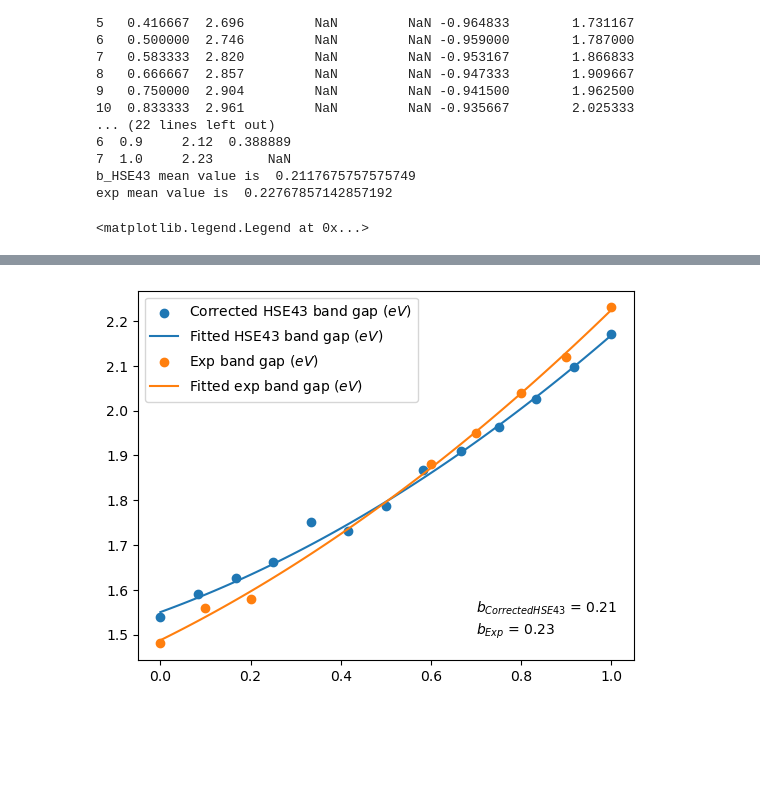
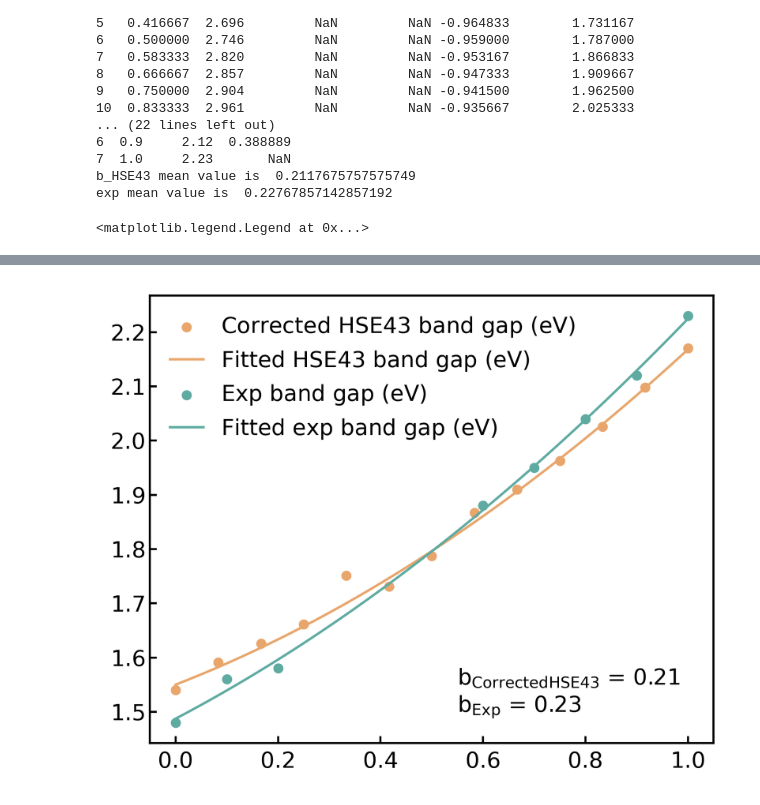
Before and after one commit to SAMAece/Jupyterlab, a Jupyter notebook: Used/bandgap/bandgap_mix.ipynb, the cells around one changed output, grey strips where cells are left out. Saved outputs shown, nothing was run; the diff lists cells and outputs as text; code cells hidden in the pictures; blank space fills up the shorter version.

Commit message:
update plot style

```diff
--- a/Used/bandgap/bandgap_mix.ipynb
+++ b/Used/bandgap/bandgap_mix.ipynb
@@ -76,12 +76,14 @@ df is            x  HSE43  prim_HSE43  prim_SOC43   SOC_HSE  HSE43corrected
 b_HSE43 mean value is  0.2117675757575749
 exp mean value is  0.22767857142857192
 # %%
+overrides = {"figure.figsize": [5, 4]}
+plt.style.use(["style.mplstyle", overrides])
 plt.scatter(df.x, df['HSE43corrected'], label = 'Corrected HSE43 band gap ($eV$)')
 plt.plot(np.linspace(0,1,100), fit_HSE43(np.linspace(0,1,100)), label = "Fitted HSE43 band gap ($eV$)")
 plt.scatter(exp.x, exp.bandgap, label = "Exp band gap ($eV$)")
 plt.plot(np.linspace(0,1,100), fit_exp(np.linspace(0,1,100)), label = "Fitted exp band gap ($eV$)")
-plt.text(0.7, 1.55, "$b_{Corrected HSE43}$ = 0.21")
-plt.text(0.7, 1.5, "$b_{Exp}$ = 0.23")
+plt.text(0.55, 1.55, "$b_{Corrected HSE43}$ = 0.21")
+plt.text(0.55, 1.5, "$b_{Exp}$ = 0.23")
 plt.legend()
 # %% [output]
 <matplotlib.legend.Legend at 0x...>
@@ -88 +107 @@ plt.legend()
-[figure, old version]
+[figure, new version]
```
Also changed, not shown: parts of 1 cell of this notebook, 3 other files.
